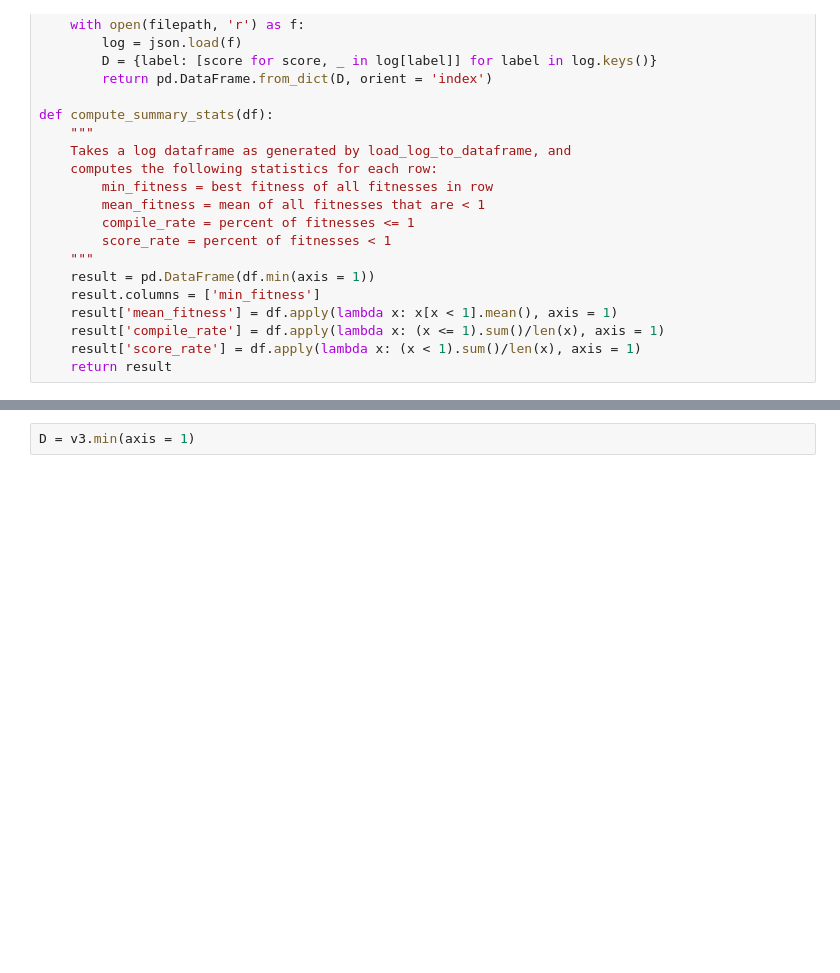
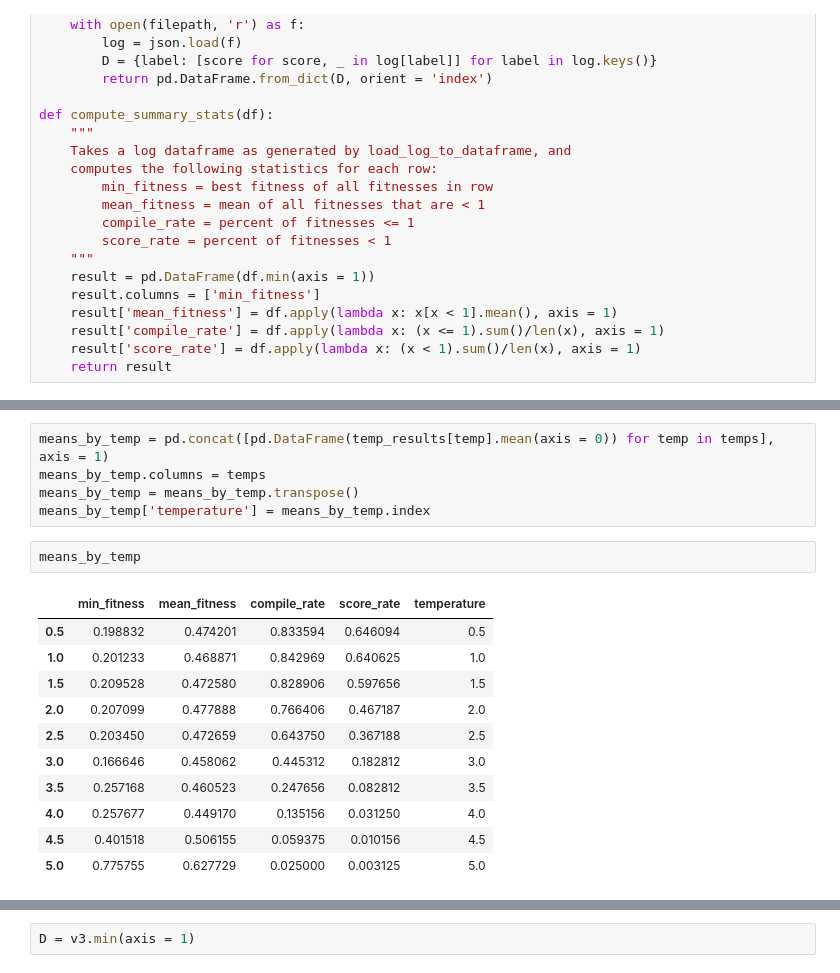
Before and after one commit to AmziJeffs/ARCPrize2024, a Jupyter notebook: genetic algorithm/fitness data charts.ipynb, the cells around one changed output, grey strips where cells are left out. Drawn from its saved outputs; the diff is of its cells as text; blank space fills up the shorter version.

```diff
--- a/genetic algorithm/fitness data charts.ipynb
+++ b/genetic algorithm/fitness data charts.ipynb
@@ -42,0 +109,19 @@ def compute_summary_stats(df):
+# %%
+means_by_temp = pd.concat([pd.DataFrame(temp_results[temp].mean(axis = 0)) for temp in temps], axis = 1)
+means_by_temp.columns = temps
+means_by_temp = means_by_temp.transpose()
+means_by_temp['temperature'] = means_by_temp.index
+# %%
+means_by_temp
+# %% [output]
+|  | min_fitness | mean_fitness | compile_rate | score_rate | temperature |
+| 0.5 | 0.198832 | 0.474201 | 0.833594 | 0.646094 | 0.5 |
+| 1.0 | 0.201233 | 0.468871 | 0.842969 | 0.640625 | 1.0 |
+| 1.5 | 0.209528 | 0.472580 | 0.828906 | 0.597656 | 1.5 |
+| 2.0 | 0.207099 | 0.477888 | 0.766406 | 0.467187 | 2.0 |
+| 2.5 | 0.203450 | 0.472659 | 0.643750 | 0.367188 | 2.5 |
+| 3.0 | 0.166646 | 0.458062 | 0.445312 | 0.182812 | 3.0 |
+| 3.5 | 0.257168 | 0.460523 | 0.247656 | 0.082812 | 3.5 |
+| 4.0 | 0.257677 | 0.449170 | 0.135156 | 0.031250 | 4.0 |
+| 4.5 | 0.401518 | 0.506155 | 0.059375 | 0.010156 | 4.5 |
+| 5.0 | 0.775755 | 0.627729 | 0.025000 | 0.003125 | 5.0 |
```
Also changed, not shown: parts of 16 cells of this notebook.
